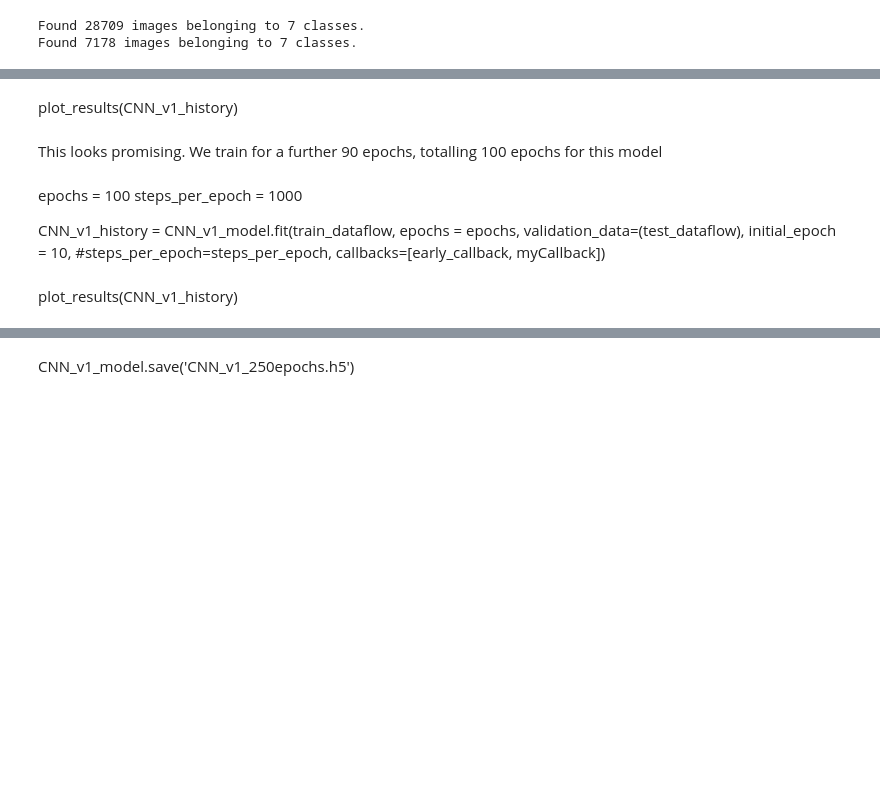
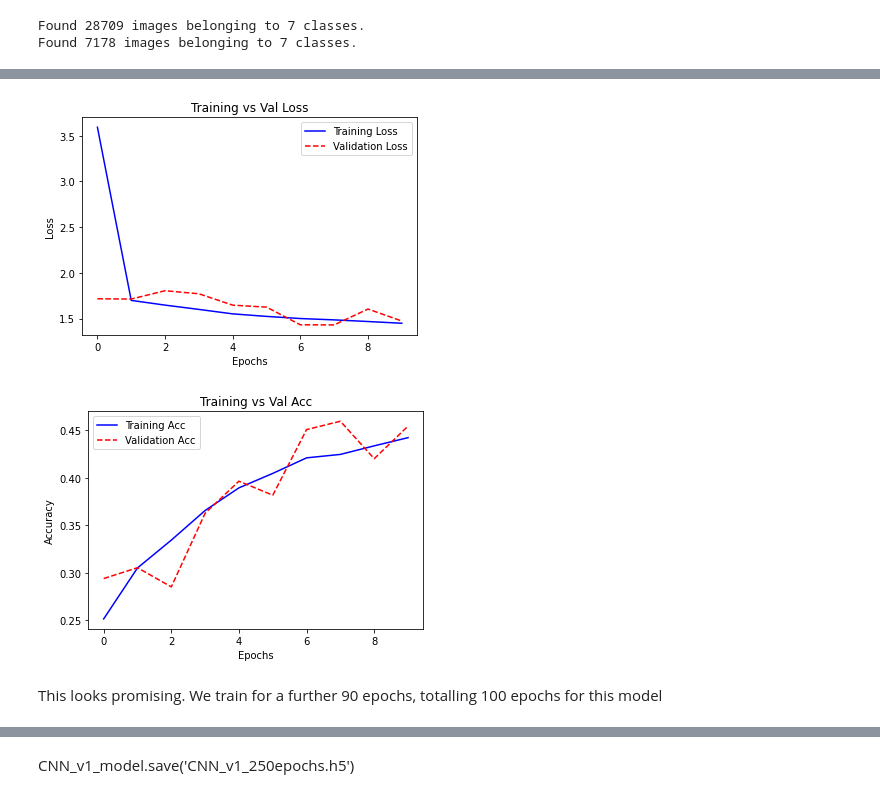
Before and after one commit to ChngYuanLongRandy/metamo, a Jupyter notebook: CNN_model.ipynb, the cells around one changed output, grey strips where cells are left out. Cells and saved outputs as stored; diff of their text form; code cells hidden in the pictures; blank space fills up the shorter version.

```diff
--- a/CNN_model.ipynb
+++ b/CNN_model.ipynb
@@ -57,3 +90,5 @@ Found 7178 images belonging to 7 classes.
+# %%
+reduceLR = tf.keras.callbacks.ReduceLROnPlateau(monitor='val_acc', patience = 5)
 # %%
 CNN_v1_model = tf.keras.models.Sequential([
     tf.keras.layers.Conv2D(64, (3,3) , input_shape = (48,48,1), activation = 'relu'),
@@ -96,26 +135,13 @@ Total params: 22,790,151
 Trainable params: 22,788,871
 Non-trainable params: 1,280
 _________________________________________________________________
-# %%
-desired_acc = 0.95
-
-class myCallback(tf.keras.callbacks.Callback):
-    def on_epoch_end(self, epoch, log={}):
-        if (log['acc'] > desired_acc):
-            print('\n Accuracy has reached desired accuracy of ', desired_acc, ' stopping training')
-            self.model.self_training = True
-
-myCallback = myCallback()
-# %%
-early_callback = tf.keras.callbacks.EarlyStopping(patience=50,
-                                                  restore_best_weights= True)
 # %%
-CNN_v1_model.load_weights('CNN_v1_250epochs.h5')
-# epochs = 10
-# steps_per_epoch = 1000
+#CNN_v1_model.load_weights('CNN_v1_250epochs.h5')
+epochs = 10
+steps_per_epoch = 1000
 
-# CNN_v1_history = CNN_v1_model.fit(train_dataflow,
-#                                   epochs = epochs,
-#                                   validation_data=(test_dataflow),
-#                                   #steps_per_epoch=steps_per_epoch,
-#                                   callbacks=[early_callback, myCallback])
+CNN_v1_history = CNN_v1_model.fit(train_dataflow,
+                                  epochs = epochs,
+                                  validation_data=(test_dataflow),
+                                  #steps_per_epoch=steps_per_epoch,
+                                  callbacks=[early_callback, myCallback, reduceLR])
@@ -145,19 +192,10 @@ def plot_results(history):
     plt.ylabel('Accuracy')
     plt.legend()
     plt.show()
-# %% [markdown]
-plot_results(CNN_v1_history)
-# %% [markdown]
-This looks promising. We train for a further 90 epochs, totalling 100 epochs for this model
-# %% [markdown]
-epochs = 100
-steps_per_epoch = 1000
-
-CNN_v1_history = CNN_v1_model.fit(train_dataflow,
-                                  epochs = epochs,
-                                  validation_data=(test_dataflow),
-                                  initial_epoch = 10,
-                                  #steps_per_epoch=steps_per_epoch,
-                                  callbacks=[early_callback, myCallback])
-# %% [markdown]
-plot_results(CNN_v1_history)
+# %%
+plot_results(CNN_v1_history)
+# %% [output]
+[figure, added]
+[figure, added]
+# %% [markdown]
+This looks promising. We train for a further 90 epochs, totalling 100 epochs for this model
```
Also changed, not shown: parts of 134 cells of this notebook, 3 other files.
